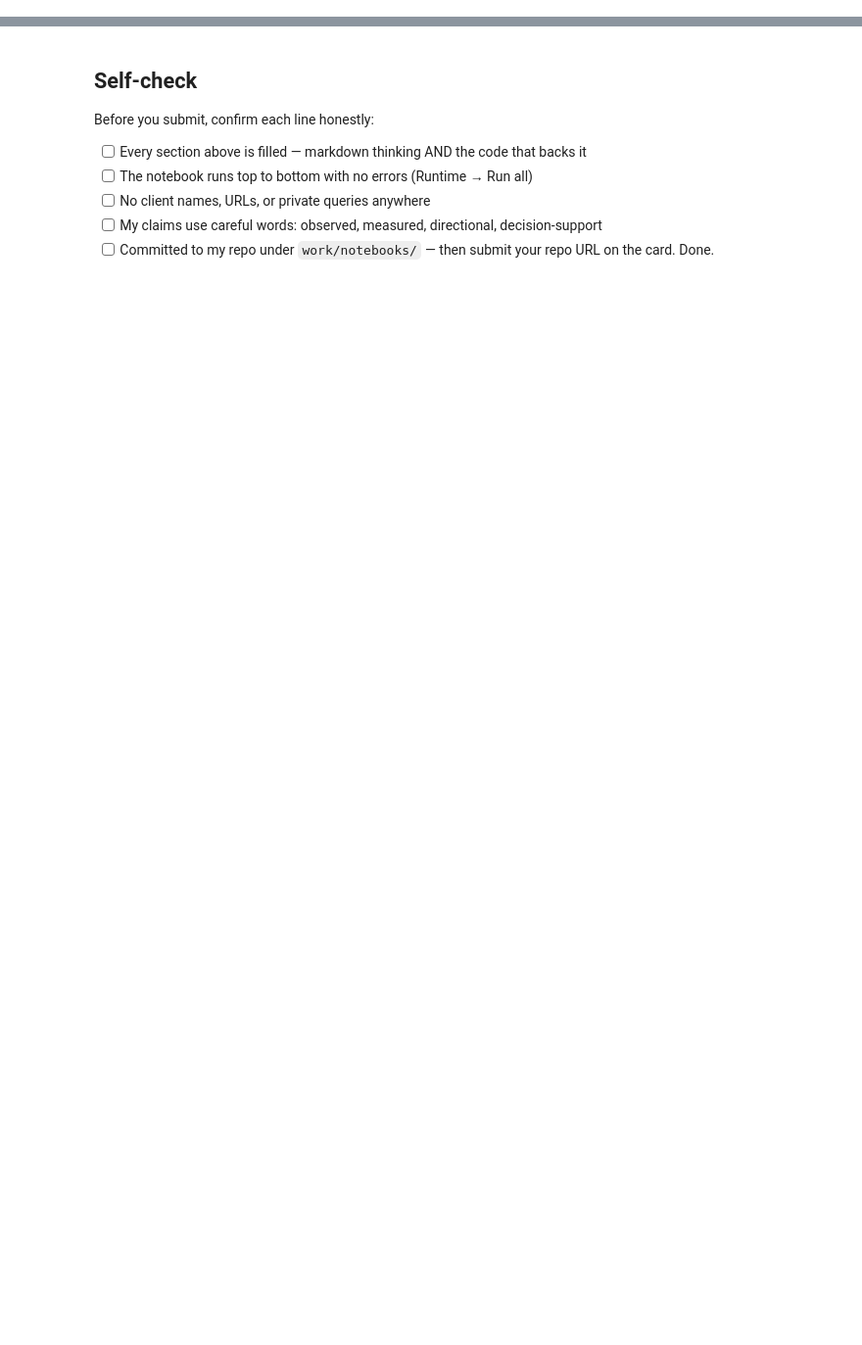
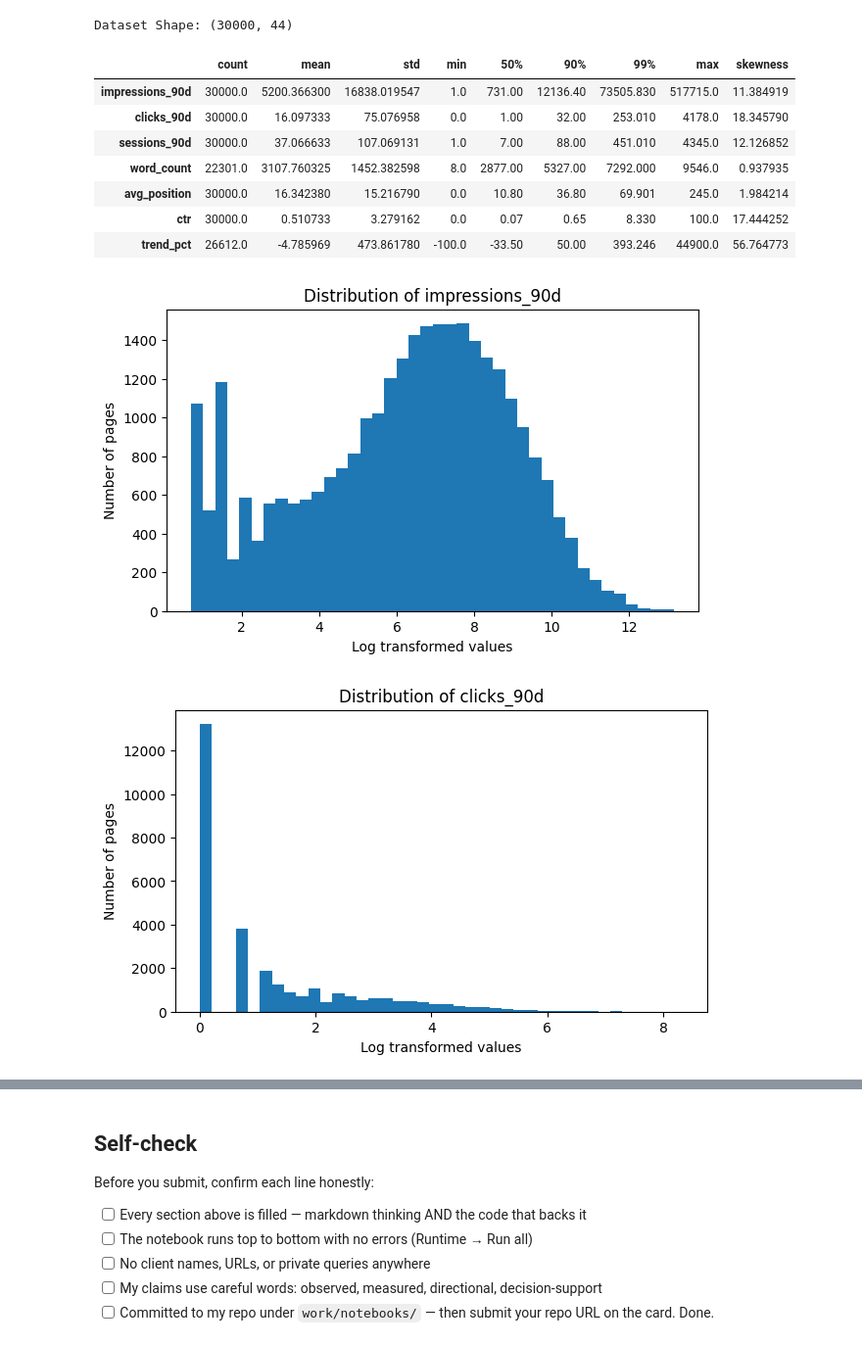
Before and after one commit to mahmarani/flyrank-ml-internship, a Jupyter notebook: work/notebooks/w04_signal_audit.ipynb, the cells around one changed output, grey strips where cells are left out. Shown at 98% size. Saved outputs shown, nothing was run; the diff lists cells and outputs as text; code cells hidden in the pictures; blank space fills up the shorter version.

```diff
--- a/work/notebooks/w04_signal_audit.ipynb
+++ b/work/notebooks/w04_signal_audit.ipynb
@@ -13,3 +18,63 @@ This skeleton is yours to fill. Work the sections **in order** — each one has
 # %%
-# This cell is for CODE (numbers, a query, a check).
-# Write your text answer in the cell ABOVE this one — typing sentences here breaks Run All.
+import pandas as pd
+import numpy as np
+import matplotlib.pyplot as plt
+import os
+
+# Load the dataset
+file_path = "data/raw/content_refresh_anonymized.csv"
+
+if os.path.exists(file_path):
+    df = pd.read_csv(file_path)
+else:
+    url = "https://raw.githubusercontent.com/flyrank-bih/flyrank-ml-internship-starter/main/data/raw/content_refresh_anonymized.csv"
+    df = pd.read_csv(url)
+
+print("Dataset Shape:", df.shape)
+
+# Important numerical columns
+columns = [
+    "impressions_90d",
+    "clicks_90d",
+    "sessions_90d",
+    "word_count",
+    "avg_position",
+    "ctr",
+    "trend_pct"
+]
+
+# Distribution summary
+summary = df[columns].describe(
+    percentiles=[0.50, 0.90, 0.99]
+).T
+
+summary["skewness"] = df[columns].skew()
+
+display(summary)
+
+# Plot traffic distributions using log scale
+traffic_columns = [
+    "impressions_90d",
+    "clicks_90d",
+    "sessions_90d"
+]
+
+for col in traffic_columns:
+    plt.figure(figsize=(7, 4))
+    plt.hist(np.log1p(df[col].dropna()), bins=40)
+    plt.title("Distribution of " + col)
+    plt.xlabel("Log transformed values")
+    plt.ylabel("Number of pages")
+    plt.show()
+# %% [output]
+Dataset Shape: (30000, 44)
+|  | count | mean | std | min | 50% | 90% | 99% | max | skewness |
+| impressions_90d | 30000.0 | 5200.366300 | 16838.019547 | 1.0 | 731.00 | 12136.40 | 73505.830 | 517715.0 | 11.384919 |
+| clicks_90d | 30000.0 | 16.097333 | 75.076958 | 0.0 | 1.00 | 32.00 | 253.010 | 4178.0 | 18.345790 |
+| sessions_90d | 30000.0 | 37.066633 | 107.069131 | 1.0 | 7.00 | 88.00 | 451.010 | 4345.0 | 12.126852 |
+| word_count | 22301.0 | 3107.760325 | 1452.382598 | 8.0 | 2877.00 | 5327.00 | 7292.000 | 9546.0 | 0.937935 |
+| avg_position | 30000.0 | 16.342380 | 15.216790 | 0.0 | 10.80 | 36.80 | 69.901 | 245.0 | 1.984214 |
+| ctr | 30000.0 | 0.510733 | 3.279162 | 0.0 | 0.07 | 0.65 | 8.330 | 100.0 | 17.444252 |
+| trend_pct | 26612.0 | -4.785969 | 473.861780 | -100.0 | -33.50 | 50.00 | 393.246 | 44900.0 | 56.764773 |
+[figure, added]
+[figure, added]
```
Also changed, not shown: parts of 8 cells of this notebook.
